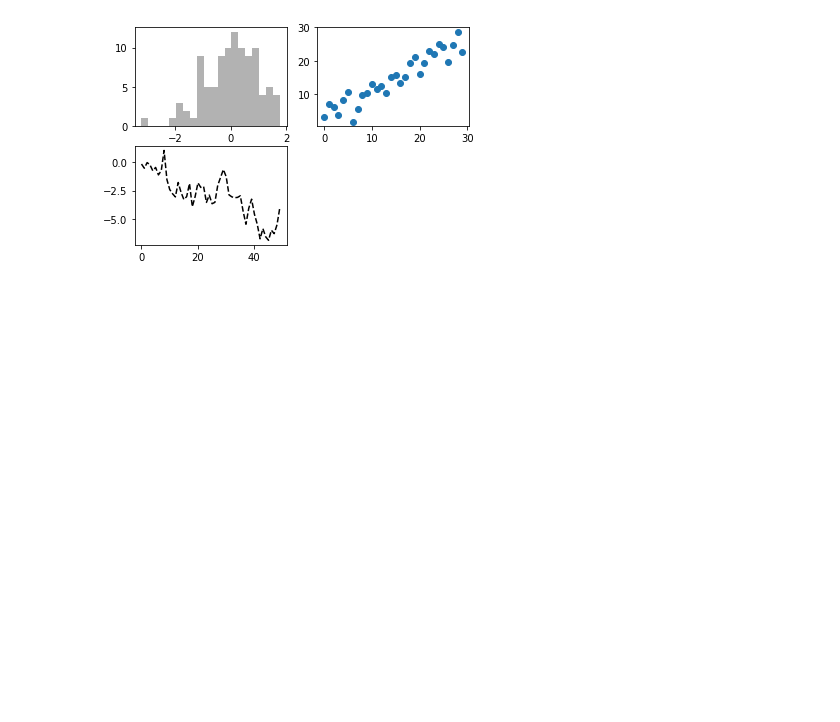
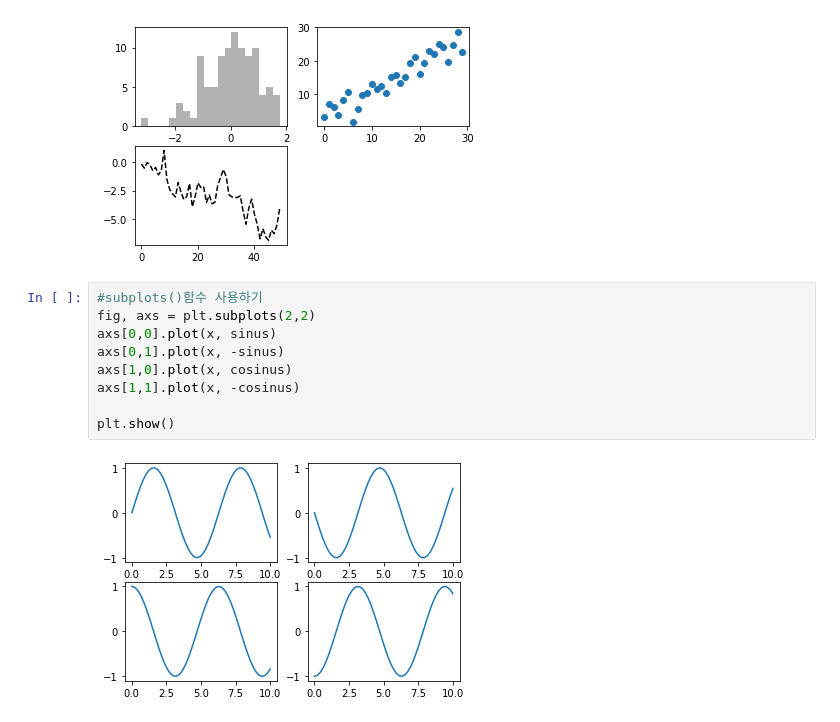
Before and after one commit to JeongChanDo/R, a Jupyter notebook: Python_R/2020-10-28.ipynb, the cells around one changed output. Cells and saved outputs as stored; diff of their text form; blank space fills up the shorter version.

```diff
--- a/Python_R/2020-10-28.ipynb
+++ b/Python_R/2020-10-28.ipynb
@@ -77,3 +77,14 @@ ax3.plot(np.random.randn(50).cumsum(),"k--")
 plt.show()
 # %% [output]
 [figure]
+# %%
+#subplots()함수 사용하기
+fig, axs = plt.subplots(2,2)
+axs[0,0].plot(x, sinus)
+axs[0,1].plot(x, -sinus)
+axs[1,0].plot(x, cosinus)
+axs[1,1].plot(x, -cosinus)
+
+plt.show()
+# %% [output]
+[figure, added]
```
Also changed, not shown: parts of 6 cells of this notebook.
